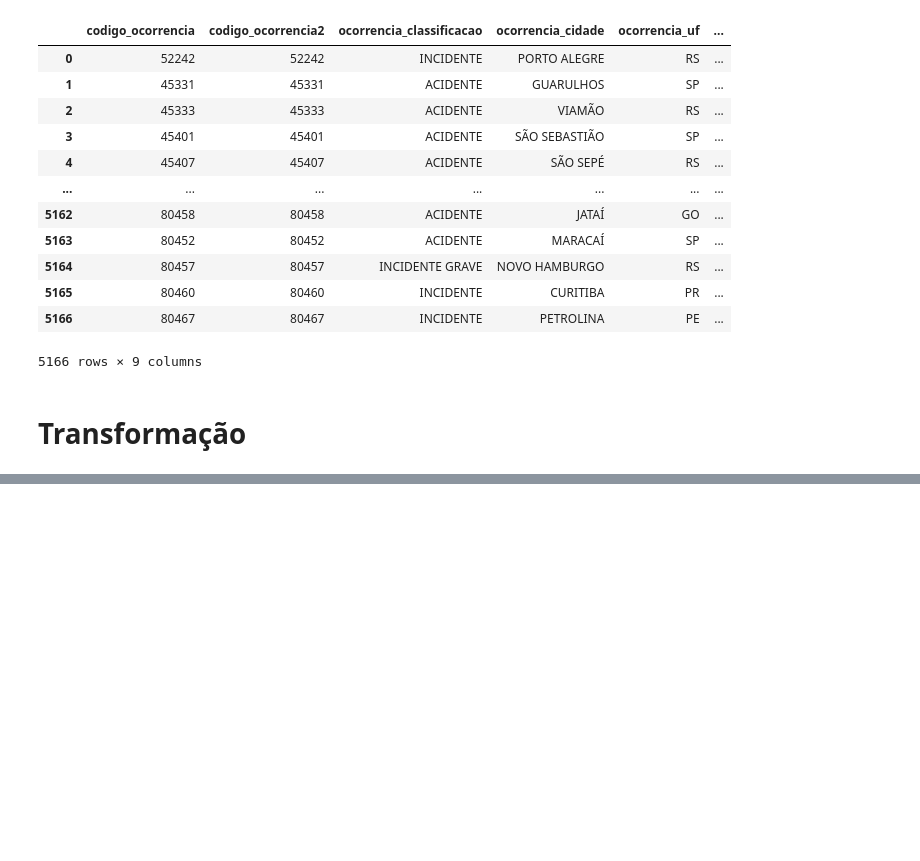
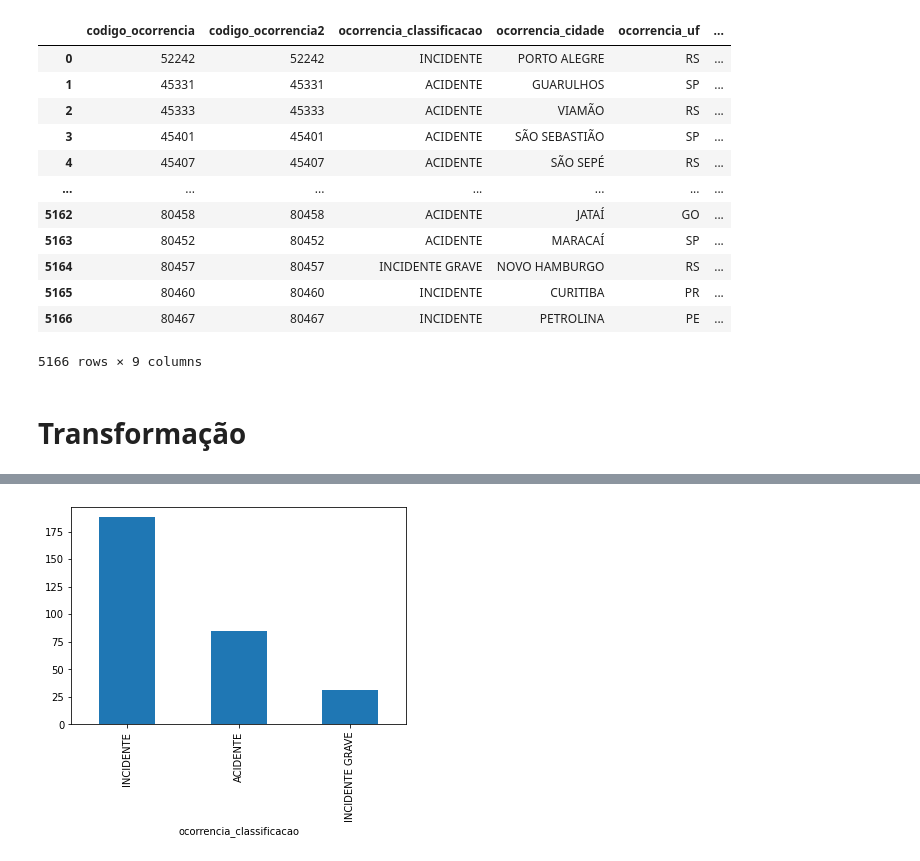
Before and after one commit to geanclm/_data-science_, a Jupyter notebook: FAB/FAB_projeto_ETL.ipynb, the cells around one changed output, grey strips where cells are left out. Saved outputs shown, nothing was run; the diff lists cells and outputs as text; code cells hidden in the pictures; blank space fills up the shorter version.

```diff
--- a/FAB/FAB_projeto_ETL.ipynb
+++ b/FAB/FAB_projeto_ETL.ipynb
@@ -400,0 +899,4 @@ df.dropna(subset=['ocorrencia_hora'])
+# %%
+df_2012_Sudeste.groupby('ocorrencia_classificacao').size().sort_values(ascending=False).plot.bar();
+# %% [output]
+[figure, added]
```
Also changed, not shown: parts of 59 cells of this notebook.
